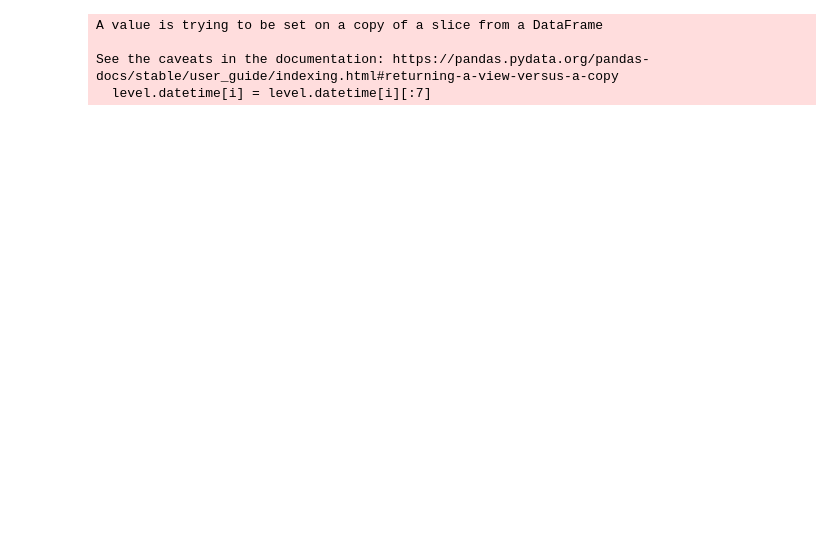
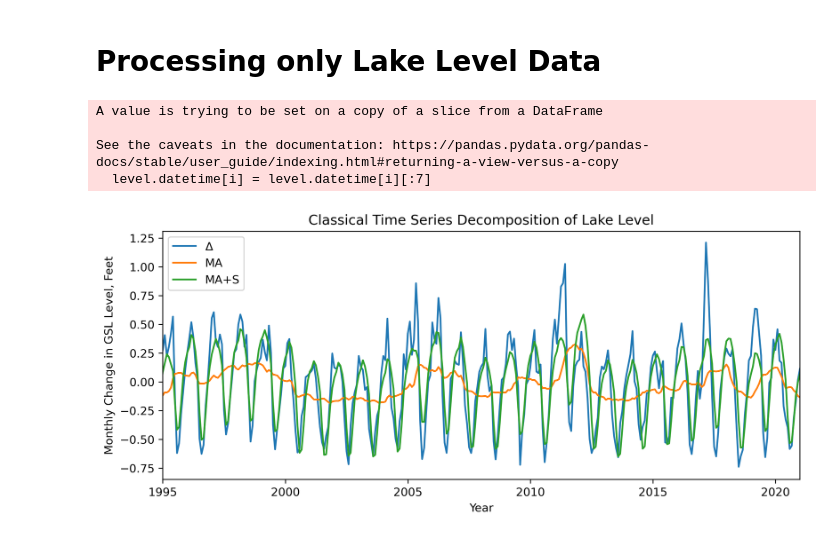
Before and after one commit to ljohnston931/water-level-forecasts, a Jupyter notebook: Classical.ipynb, the cells around one changed output. Saved outputs shown, nothing was run; the diff lists cells and outputs as text; code cells hidden in the pictures; blank space fills up the shorter version.

```diff
--- a/Classical.ipynb
+++ b/Classical.ipynb
@@ -6 +9,3 @@ from scipy import stats as st
+# %% [markdown]
+# Processing only Lake Level Data
 # %%
@@ -42,0 +49,16 @@ See the caveats in the documentation: https://pandas.pydata.org/pandas-docs/stab
+# %%
+fig = plt.figure(figsize=(10,4), dpi=300)
+
+plt.plot(year,  monthly['delta'], label=r'$\Delta$')
+plt.plot(year, monthly.MA, label='MA')
+plt.plot(year, monthly.S + monthly.MA, label='MA+S')
+plt.xlim(1995, 2021)
+plt.legend(loc='upper left')
+plt.xlabel('Year')
+plt.ylabel('Monthly Change in GSL Level, Feet')
+plt.title('Classical Time Series Decomposition of Lake Level')
+
+plt.savefig('Classical_decomp.pdf', dpi=300, bbox_inches='tight')
+plt.show()
+# %% [output]
+[figure, added]
```
Also changed, not shown: parts of 38 cells of this notebook, 11 other files.
